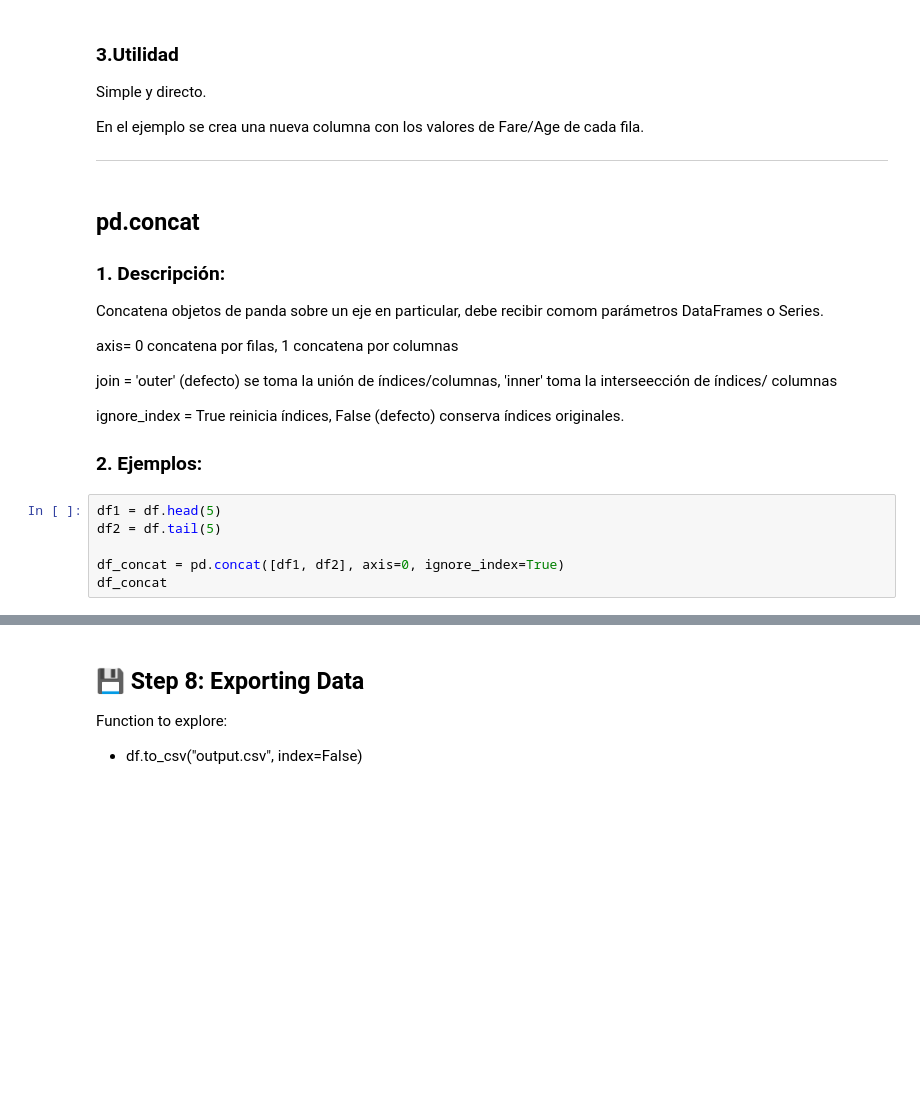
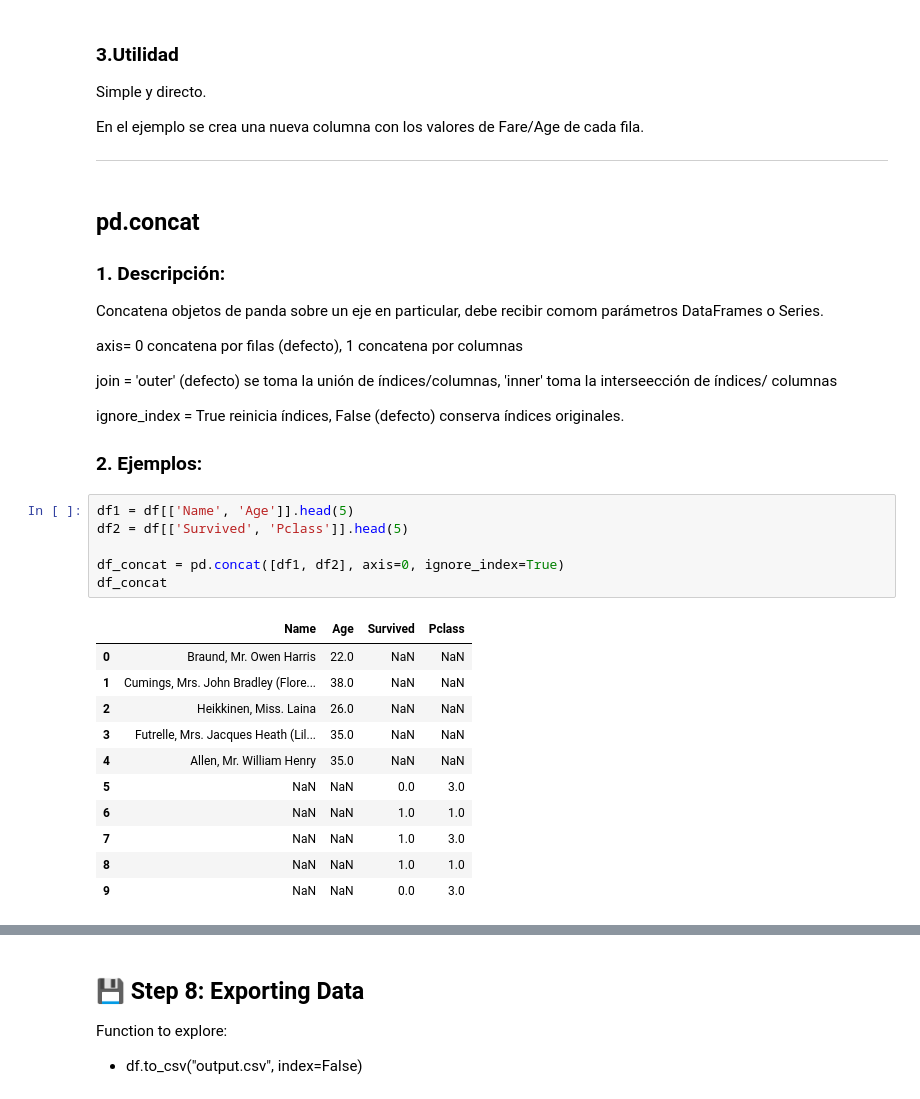
Before and after one commit to EduFergo/titanic-dataset, a Jupyter notebook: Titanic_Pandas_Practice_Notebook.ipynb, the cells around one changed output, grey strips where cells are left out. Cells and saved outputs as stored; diff of their text form; blank space fills up the shorter version.

```diff
--- a/Titanic_Pandas_Practice_Notebook.ipynb
+++ b/Titanic_Pandas_Practice_Notebook.ipynb
@@ -898,7 +891,7 @@ En el ejemplo se crea una nueva columna con los valores de Fare/Age de cada fila
 
 Concatena objetos de panda sobre un eje en particular, debe recibir comom parámetros DataFrames o Series.
 
-axis= 0 concatena por filas, 1 concatena por columnas
+axis= 0 concatena por filas (defecto), 1 concatena por columnas
 
 join = 'outer' (defecto) se toma la unión de índices/columnas, 'inner' toma la interseección de índices/ columnas
 
@@ -909,8 +902,20 @@ ignore_index = True reinicia índices, False (defecto) conserva índices origina
 
 ### 2. Ejemplos:
 # %%
-df1 = df.head(5)
-df2 = df.tail(5)
+df1 = df[['Name', 'Age']].head(5)
+df2 = df[['Survived', 'Pclass']].head(5)
 
 df_concat = pd.concat([df1, df2], axis=0, ignore_index=True)
 df_concat
+# %% [output]
+|  | Name | Age | Survived | Pclass |
+| 0 | Braund, Mr. Owen Harris | 22.0 | NaN | NaN |
+| 1 | Cumings, Mrs. John Bradley (Flore... | 38.0 | NaN | NaN |
+| 2 | Heikkinen, Miss. Laina | 26.0 | NaN | NaN |
+| 3 | Futrelle, Mrs. Jacques Heath (Lil... | 35.0 | NaN | NaN |
+| 4 | Allen, Mr. William Henry | 35.0 | NaN | NaN |
+| 5 | NaN | NaN | 0.0 | 3.0 |
+| 6 | NaN | NaN | 1.0 | 1.0 |
+| 7 | NaN | NaN | 1.0 | 3.0 |
+| 8 | NaN | NaN | 1.0 | 1.0 |
+| 9 | NaN | NaN | 0.0 | 3.0 |
```
Also changed, not shown: parts of 11 cells of this notebook.
